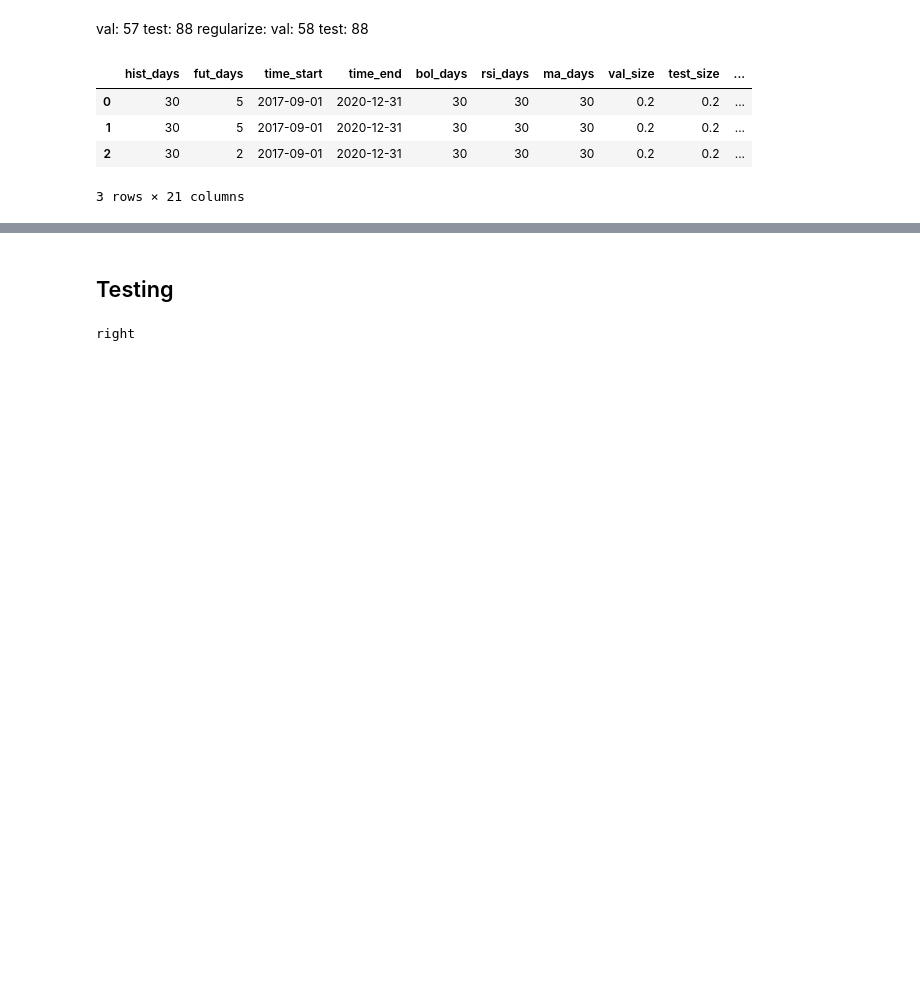
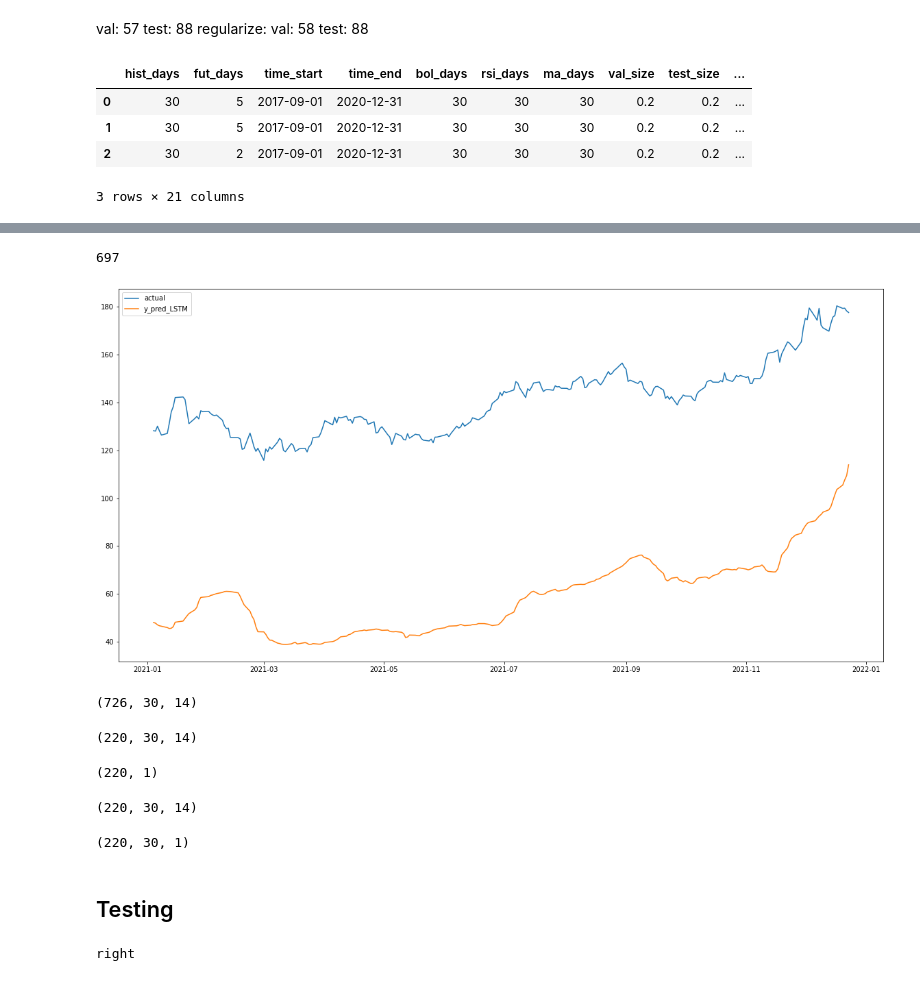
Before and after one commit to ivanlimsy/iOracle, a Jupyter notebook: notebooks/iOracle Deep Learning Ivan.ipynb, the cells around one changed output, grey strips where cells are left out. Cells and saved outputs as stored; diff of their text form; code cells hidden in the pictures; blank space fills up the shorter version.

Commit message:
created graphs to show y-pred

```diff
--- a/notebooks/iOracle Deep Learning Ivan.ipynb
+++ b/notebooks/iOracle Deep Learning Ivan.ipynb
@@ -690,0 +836,8 @@ read_analysis()
+# %%
+y_pred = model.predict(X_val)
+# %%
+result = y_val_df.copy()
+result.rename(columns={'target':'actual'}, inplace=True)
+result['y_pred_LSTM'] = y_pred
+# %%
+result = result[result.index<=dt.datetime(2021,12,23,0,0,0)]
@@ -690,0 +854,2 @@ read_analysis()
+# %%
+result['error'] = (result['actual']-result['y_pred_LSTM'])
@@ -690,0 +879,4 @@ read_analysis()
+# %%
+len()
+# %% [output]
+697
@@ -691,3 +889,31 @@ read_analysis()
+# %%
+plt.figure(figsize=(20,10))
+plt.plot(result.index, result['actual'], label='actual')
+plt.plot(result.index, result['y_pred_LSTM'], label='y_pred_LSTM')
+plt.legend()
+plt.show()
+# %% [output]
+[figure, added]
+# %%
+X_train.shape
+# %% [output]
+(726, 30, 14)
+# %%
+X_val.shape
+# %% [output]
+(220, 30, 14)
+# %%
+y_val.shape
+# %% [output]
+(220, 1)
+# %%
+X_val.shape
+# %% [output]
+(220, 30, 14)
+# %%
+y_pred.shape
+# %% [output]
+(220, 30, 1)
 # %% [markdown]
 ## Testing
 # %%
```
Also changed, not shown: parts of 13 cells of this notebook.
